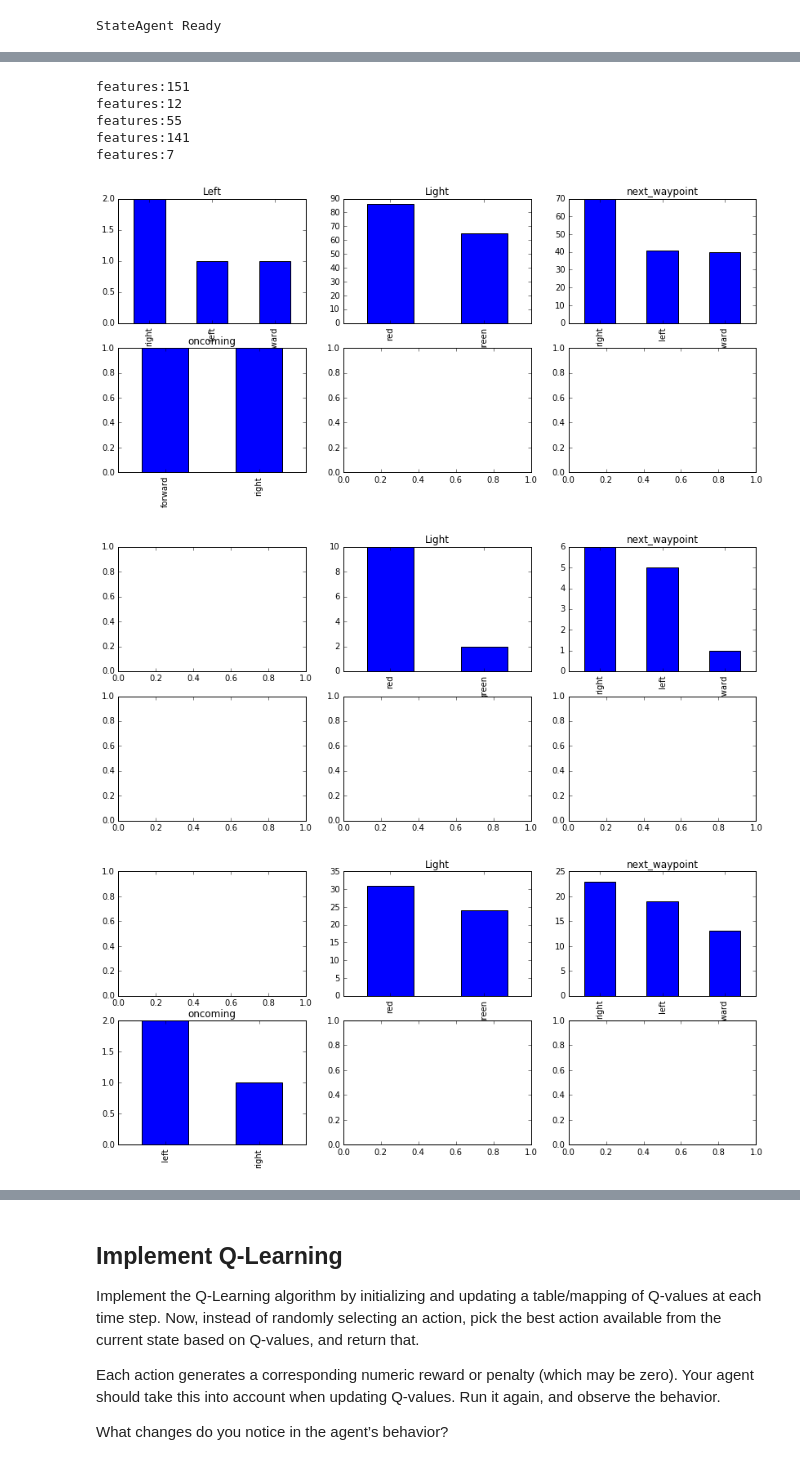
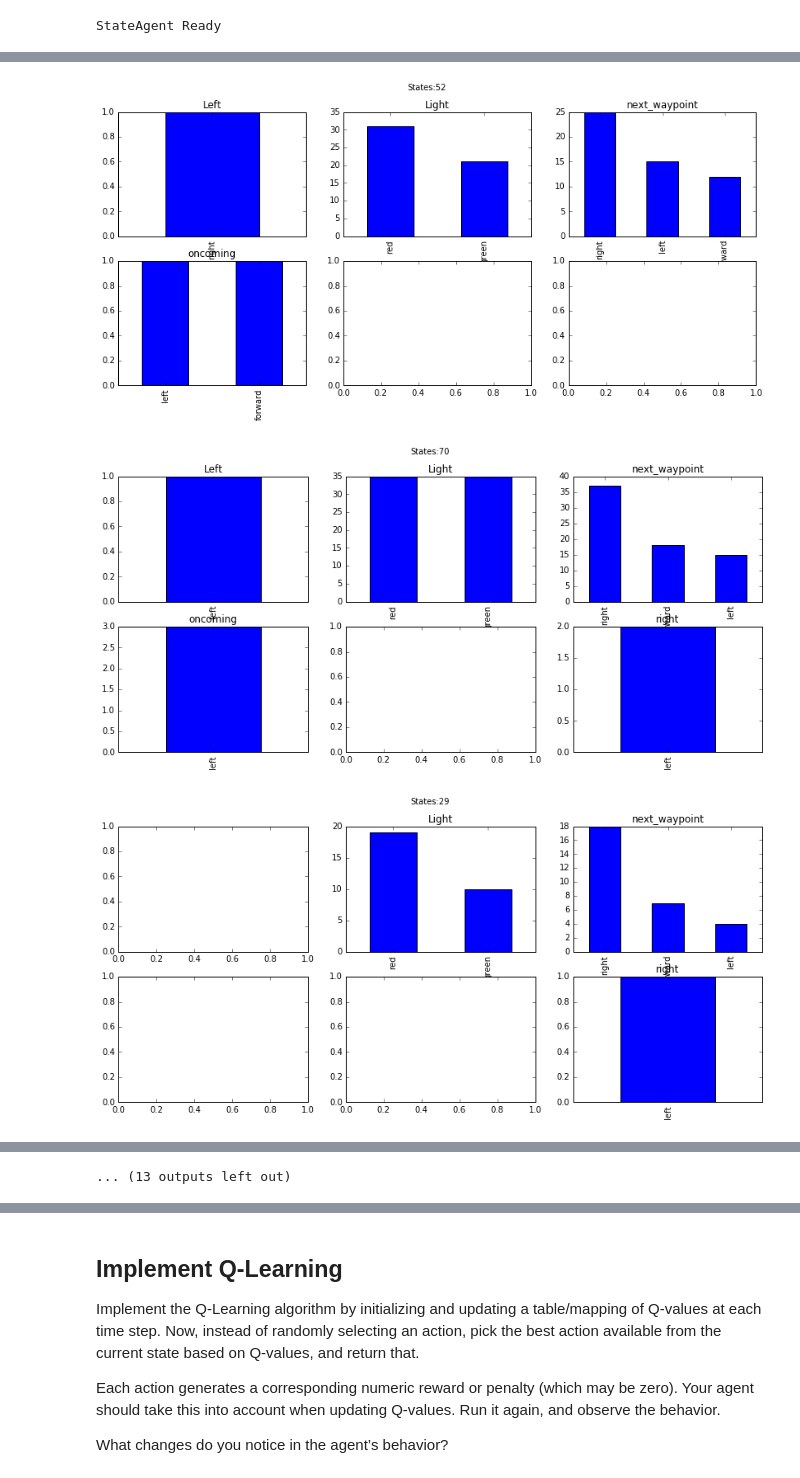
Before and after one commit to llathrop/smartcab, a Jupyter notebook: agent.ipynb, the cells around one changed output, grey strips where cells are left out. Saved outputs shown, nothing was run; the diff lists cells and outputs as text; code cells hidden in the pictures.

Commit message:
feat: added titles to charts, added more runs to statesagent

```diff
--- a/agent.ipynb
+++ b/agent.ipynb
@@ -210,6 +210,6 @@ print "StateAgent Ready"
 StateAgent Ready
 # %%
 # run the trials for the state
-stateFeatures=run(agentType=StateAgent,trials=5)
+stateFeatures=run(agentType=StateAgent,trials=25)
 # %% [output]
 Simulator.run(): Trial 0
@@ -232,41 +232,33 @@ Successfull runs = 1
 # %%
 # display the feedback from the prior run
 import matplotlib.pyplot as plt
 
 all_deadlines=[]
 for f in stateFeatures:
-    print "features:{}".format(len(f))
-    #print f.head(5)
     fig, axes = plt.subplots(nrows=2, ncols=3,figsize=(14,6))
-
+    fig.suptitle( "States:{}".format(len(f)))
     try:
         pd.value_counts(f.left.ravel()).plot(kind='bar', title="Left",ax=axes[0,0])
     except:
         pass
     try:
         pd.value_counts(f.light.ravel()).plot(kind='bar', title="Light",ax=axes[0,1])
     except:
         pass
     pd.value_counts(f.next_waypoint.ravel()).plot(kind='bar', title="next_waypoint",ax=axes[0,2])
     try:
         pd.value_counts(f.oncoming.ravel()).plot(kind='bar', title="oncoming",ax=axes[1,0])
     except:
         pass
     try:
         pd.value_counts(f.right.ravel()).plot(kind='bar', title="right",ax=axes[1,2])
     except:
         pass
 
     all_deadlines.append(f.deadline.ravel().min())
 
-    fig.title= "features:{}".format(len(f))
     fig.show()
 # %% [output]
-features:151
-features:12
-features:55
-features:141
-features:7
-[figure, old version]
+[figure, new version]
-[figure, old version]
+[figure, new version]
-[figure, old version]
+[figure, new version]
@@ -275,3 +274,4 @@ features:7
+... (13 outputs left out)
 # %%
 plt.plot (all_deadlines)
 plt.ylabel('Deadline')
```
Also changed, not shown: parts of 3 cells of this notebook, 1 other file.
